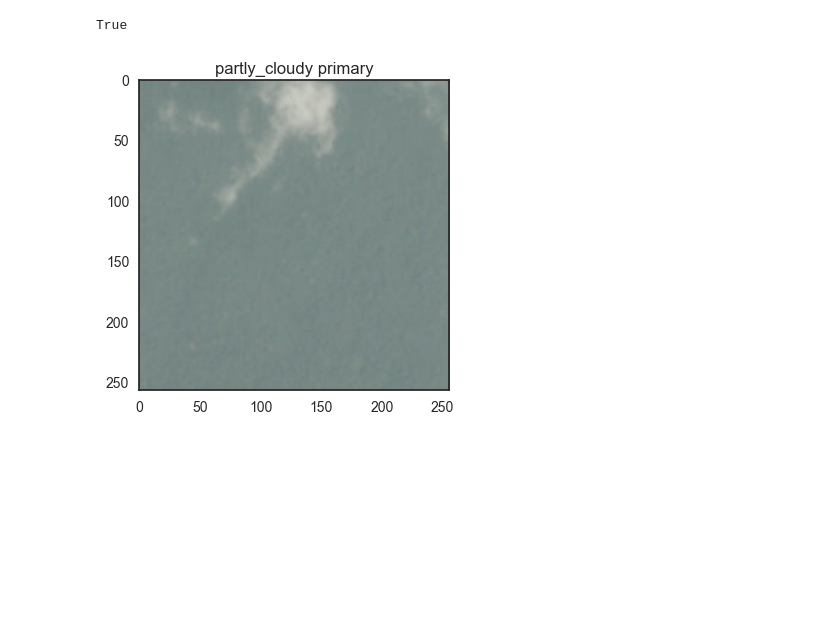
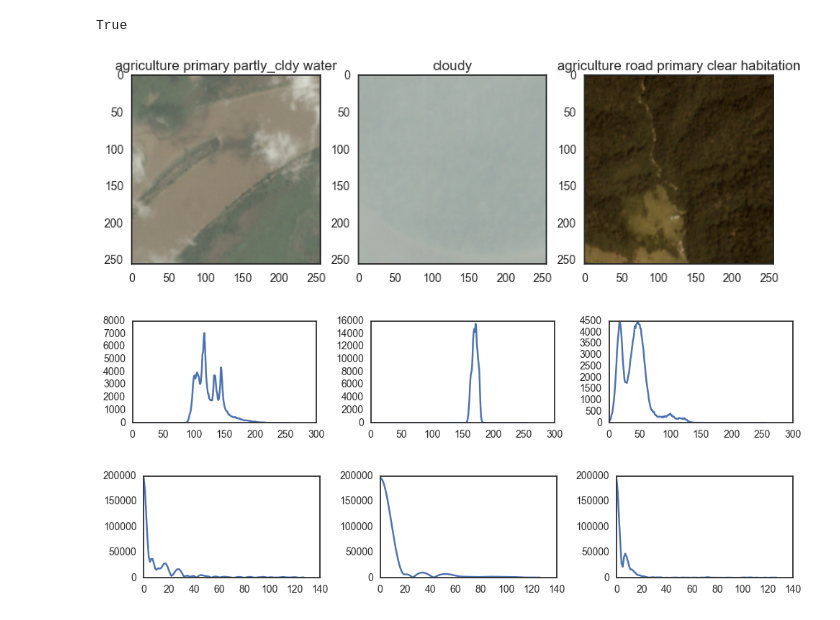
Before and after one commit to aCampello/Explore_the_Planet, a Jupyter notebook: lab/Data_Exploration.ipynb, the cells around one changed output. Drawn from its saved outputs; the diff is of its cells as text; code cells hidden in the pictures; blank space fills up the shorter version.

```diff
--- a/lab/Data_Exploration.ipynb
+++ b/lab/Data_Exploration.ipynb
@@ -30,7 +30,7 @@ df.head()
 # %%
 def show_image_and_label(image):
     if type(image)!=list:
-        testRGB = cv2.imread(PATH+'/data/train_jpg/train_'+str(image)+'.jpg')
+        testRGB = cv2.imread('../data/train_jpg/train_'+str(image)+'.jpg')
         testRGB = cv2.cvtColor(testRGB,cv2.COLOR_BGR2RGB)
         plt.title(df['tags'][image])
         plt.imshow(testRGB)
@@ -39,7 +39,7 @@ def show_image_and_label(image):
         nrow=int(np.ceil(l/3))
         [f,ax]=plt.subplots(nrow,min(3,l),figsize=(10,10))
         for i in range(l):
-            testRGB = cv2.imread(PATH+'/data/train_jpg/train_'+str(image[i])+'.jpg')
+            testRGB = cv2.imread('../data/train_jpg/train_'+str(image[i])+'.jpg')
             testRGB = cv2.cvtColor(testRGB,cv2.COLOR_BGR2RGB)
             ax[i].set_title(df['tags'][image[i]])
             ax[i].imshow(testRGB)
@@ -171,14 +170,39 @@ Yes, it is true! All data has at least one atmospheric tag
 sum(df[atm_types].sum(axis=1)>0)==Ntotal
 # %% [output]
 True
-# %%
-pc=df[df['partly_cloudy']==1].index[0]
-cloud=df[df['cloudy']==1].index[0]
-clear=df[df['clear']==1].index[0]
-haze=df[df['haze']==1].index[0]
-show_image_and_label(pc)
-# %% [output]
-[figure, removed]
+# %%
+pc=df[df['partly_cldy']==1].index[3]
+cloud=df[df['cloudy']==1].index[3]
+clear=df[df['clear']==1].index[3]
+haze=df[df['haze']==1].index[3]
+show_image_and_label([pc,cloud,clear])
+
+i=0
+[f,ax]=plt.subplots(1,3,figsize=(10,2))
+for image in [pc, cloud, clear]:
+    testRGB = cv2.imread('../data/train_jpg/train_'+str(image)+'.jpg')
+    testRGB = cv2.cvtColor(testRGB,cv2.COLOR_BGR2RGB)
+    [hist,bins]=np.histogram(testRGB.ravel(),256,[0,256])
+    ax[i].plot(hist)
+    i+=1
+plt.tight_layout()
+plt.show()
+
+i=0
+[f,ax]=plt.subplots(1,3,figsize=(10,2))
+for image in [pc, cloud, clear]:
+    testRGB = cv2.imread('../data/train_jpg/train_'+str(image)+'.jpg')
+    testRGB = cv2.cvtColor(testRGB,cv2.COLOR_BGR2RGB)
+    [hist,bins]=np.histogram(testRGB.ravel(),256,[0,256])
+    fft=np.fft.fft(hist)
+    ax[i].plot(np.abs(fft)[0:int(len(fft)/2)])
+    i+=1
+plt.tight_layout()
+plt.show()
+# %% [output]
+[figure, added]
+[figure, added]
+[figure, added]
 # %%
 frequencies=np.array([df[el].sum()/Ntotal for el in dic_of_types])
 order=frequencies.argsort()
```
Also changed, not shown: parts of 10 cells of this notebook.
